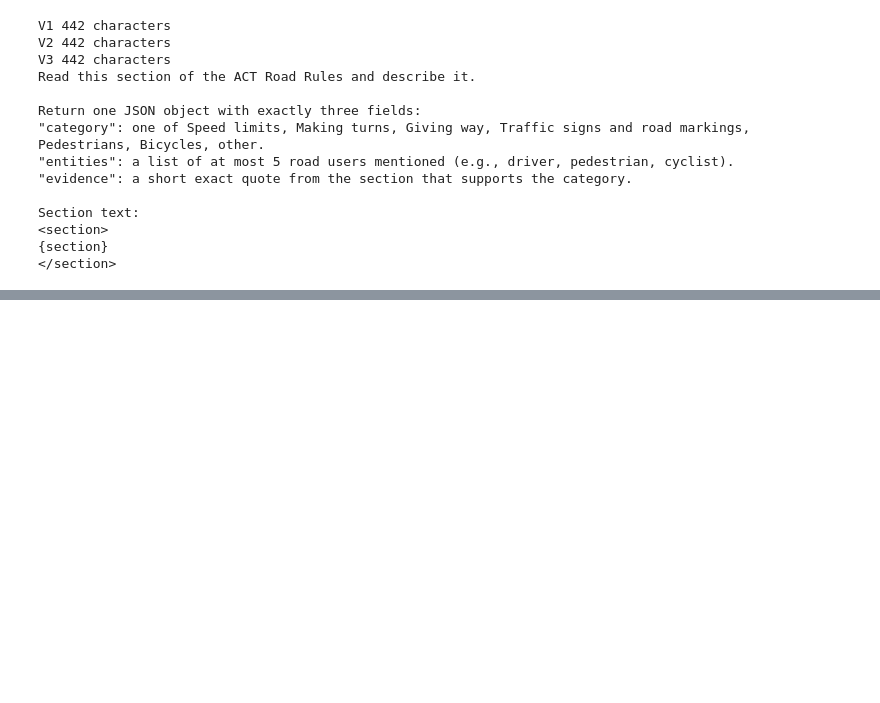
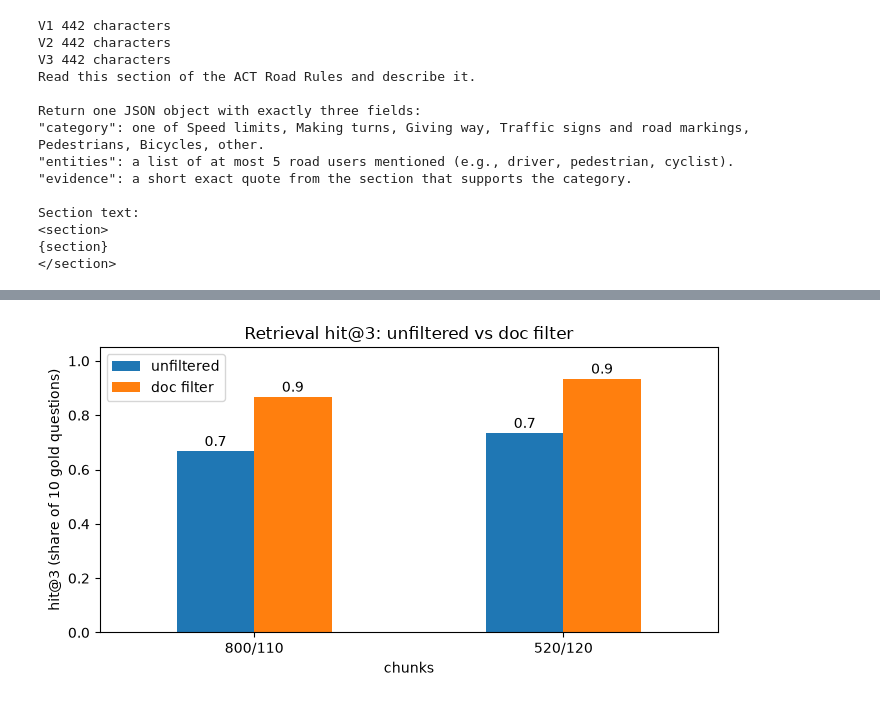
Before and after one commit to NhatHuyNguyen/3312605-dsts11523-final-project, a Jupyter notebook: part_b/notebooks/code.ipynb, the cells around one changed output, grey strips where cells are left out. Cells and saved outputs as stored; diff of their text form; code cells hidden in the pictures; blank space fills up the shorter version.

```diff
--- a/part_b/notebooks/code.ipynb
+++ b/part_b/notebooks/code.ipynb
@@ -839,0 +969,15 @@ frozen: V3 09452fce4349
+# %%
+# Exercise 8.2 — embed every chunk (both chunk sizes) and the 11 gold questions.
+# Embedding = a list of numbers that captures the meaning of a text; here one vector = 768 float32
+# numbers (float32 = a decimal number stored in 4 bytes). Live, this is about 900 short requests to
+# nomic-embed-text; in replay mode the recorded vectors are used. Result: matrices E800, E520, EQ.
+# 800/110 = chunks of 800 characters overlapping by 150; 520/120 = 520 characters, overlap 80.
+E800 = embed_texts(chunks_800["text"].tolist())           # one row per 800-character chunk
+E520 = embed_texts(chunks_520["text"].tolist())           # one row per 520-character chunk
+EQ = embed_texts(gold_q["question"].tolist())             # one row per gold question (11 rows)
+print("800/110:", E800.shape, "| 520/120:", E520.shape, "| questions:", EQ.shape)   # rows x 768
+# How long did embedding the chunks take? Look up the recorded seconds of each chunk request.
+store = RECORDED_EMB if USE_RECORDED else MY_EMBEDS       # replay file, or this live session
+# keys = the fingerprints of all chunk texts; a text that appears twice is counted only once.
+keys = {emb_key(EMBED_MODEL, t) for t in chunks_800["text"].tolist() + chunks_520["text"].tolist()}   # chunk requests
+print("embedding requests for chunks:", len(keys), "| recorded seconds:", recorded_seconds(keys, store))   # time spent
@@ -839,0 +1096,52 @@ frozen: V3 09452fce4349
+# %%
+# Exercise 10.1 — Measure retrieval quality on the 10 answerable gold questions.
+# hit@k = share of questions whose gold quote is inside one of the top k chunks (k = 1, 3, 5).
+# We compare no filter vs a week filter, and 800/110 vs 520/120 chunks, to see which works better.
+# Result: hit_df (one row per search), a hit@k summary table (saved as CSV) and a bar chart.
+rows, exact_same = [], 0                                  # result rows; counter for the check below
+# Loop over both chunk sizes, each with its Chroma collection, chunk table and embedding matrix E.
+for size, col, chunks, E in [("800/110", col_800, chunks_800, E800), ("520/120", col_520, chunks_520, E520)]:   # both sizes
+    for q in gold_q[gold_q["answerable"]].itertuples():   # the 10 answerable questions, Q01 to Q10
+        qv = embed_texts([q.question])[0]                 # the question's vector
+        # The question's week comes from the gold table (the question says which week); Exercise 16
+        # (Part 7) reads the week from the question itself instead.
+        question_doc = int(q.doc)                       # the question's week, from the gold table
+        # Two searches per question: no filter, then only chunks of the question's week. Each
+        # chunk's `week` was parsed from its file name in Exercise 3.1 (week04_... gives 4):
+        # reliable metadata we get for free, no LLM. Only task_type / tools / key_concepts come
+        # from the LLM and need validation.
+        # WITH AND WITHOUT METADATA FILTERING
+        for mode, where in [("unfiltered", None), ("doc filter", {"doc": question_doc})]:   # two search modes
+            hits = search(q.question, col, k=5, where=where)   # top 5 from Chroma (chunk week = file-name week)
+            # Find the rank (1 to 5) of the first hit holding the gold quote (None if none does).
+            found = hits["text"].str.contains(q.quote, regex=False).tolist()   # which hits hold the gold quote
+            rank = found.index(True) + 1 if True in found else None            # rank of the first one (None = missed)
+            # Check: redo the search exactly with numpy (every chunk, same filter). Chroma's HNSW
+            # index is approximate, so we count how often both give the same top 5.
+            file_doc = chunks["doc"].to_numpy()         # each chunk's week, parsed from its file name (Exercise 3.1)
+            mask = np.ones(len(chunks), bool) if where is None else file_doc == question_doc   # same filter in numpy
+            sims = np.where(mask, E @ qv, -np.inf)        # cosine (vectors have length 1); filtered-out = -infinity
+            exact_same += chunks["chunk_id"].to_numpy()[np.argsort(-sims)[:5]].tolist() == hits["chunk_id"].tolist()   # same top 5?
+            # Save one result row: the setting, the question, its gold rank and the top 5.
+            rows.append({"chunks": size, "mode": mode, "id": q.id, "doc": question_doc,   # which search
+                         "rank_of_gold": rank, "top5": ";".join(hits["chunk_id"])})        # result
+# Turn the rows into a table, then add one True/False column per k: is the gold chunk in the top k?
+hit_df = pd.DataFrame(rows)                               # 2 sizes x 10 questions x 2 modes = 40 rows
+for k in (1, 3, 5):                                       # adds the columns hit@1, hit@3 and hit@5
+    hit_df[f"hit@{k}"] = hit_df["rank_of_gold"].le(k)     # True if the gold chunk is in the top k (missed = False)
+# Save every search; then the mean of each True/False column per setting = the share of hits.
+hit_df.to_csv("outputs/hit_at_k_per_question.csv", index=False)   # every search, for the failure analysis
+summary = hit_df.groupby(["chunks", "mode"], sort=False)[["hit@1", "hit@3", "hit@5"]].mean()   # share of 10 questions
+summary.to_csv("outputs/hit_at_k_summary.csv")            # save the summary table
+print(summary.to_string())                                # the comparison table
+print("Chroma top 5 = exact numpy top 5 in", exact_same, "of", len(hit_df), "searches\n")   # Chroma's index is approximate
+print(hit_df.pivot(index="id", columns=["chunks", "mode"], values="rank_of_gold").to_string())   # gold rank (NaN = not in top 5)
+
+# Bar chart of hit@3 for every chunk size and search mode, saved to outputs/figures/hit_at_3.png.
+ax = summary["hit@3"].unstack("mode").plot.bar(figsize=(7, 3.8), rot=0)   # grouped bars: size x mode
+ax.set_ylim(0, 1.05); ax.set_ylabel("hit@3 (share of 10 gold questions)")  # y axis: range, label
+ax.set_title("Retrieval hit@3: unfiltered vs doc filter"); ax.legend(title="")   # title and legend
+for p in ax.patches:                                      # write the value on each bar
+    ax.annotate(f"{p.get_height():.1f}", (p.get_x() + p.get_width() / 2, p.get_height() + 0.02), ha="center")   # label
+plt.tight_layout(); plt.savefig("outputs/figures/hit_at_3.png", dpi=130); plt.show()   # save, then show
+# %% [output]
@@ -839,0 +1165 @@ frozen: V3 09452fce4349
+[figure, added]
```
Also changed, not shown: parts of 16 cells of this notebook.
